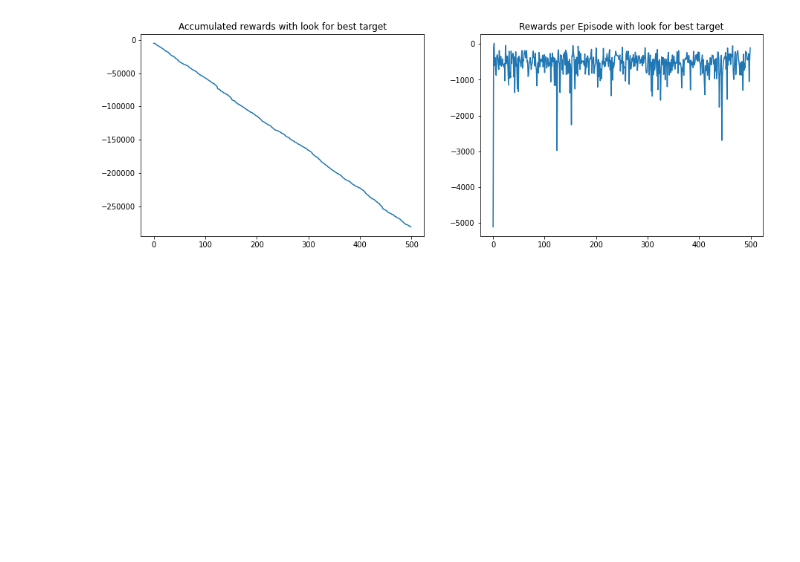
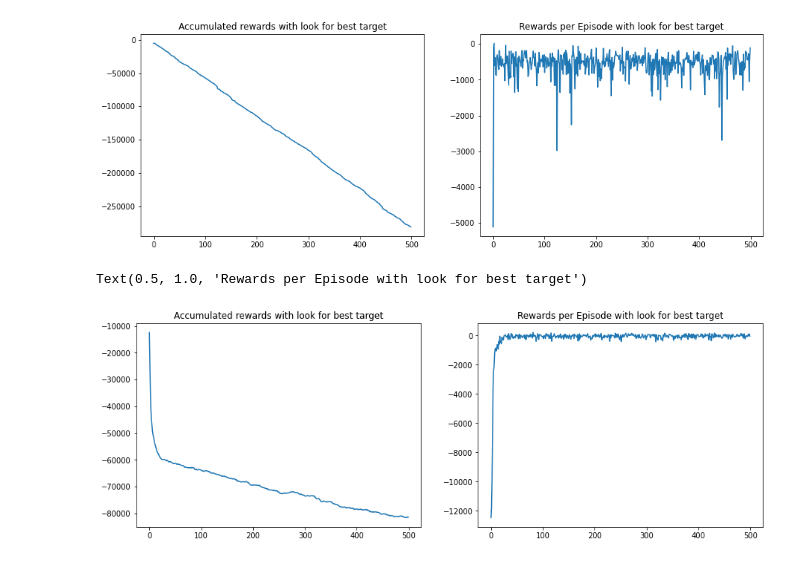
Before and after one commit to dennis-ge/fml-bomberman, a Jupyter notebook: rewards.ipynb, the cells around one changed output. Drawn from its saved outputs; the diff is of its cells as text; code cells hidden in the pictures; blank space fills up the shorter version.

```diff
--- a/rewards.ipynb
+++ b/rewards.ipynb
@@ -56,3 +56,14 @@ ax2.set_title("Rewards per Episode with look for best target")
 # %% [output]
 Text(0.5, 1.0, 'Rewards per Episode with look for best target')
 [figure]
+# %%
+acc_rewards, n_rounds = load_acc_rewards("task1_double_q", "rewards-task1_double_q-03-13T11:27.csv")
+rewards = calc_rewards_per_episode(acc_rewards)
+fig, (ax1, ax2) = plt.subplots(1, 2, figsize=(15,5))
+ax1.plot(np.arange(0, n_rounds),acc_rewards)
+ax1.set_title('Accumulated rewards with look for best target')
+ax2.plot(np.arange(0, n_rounds),rewards)
+ax2.set_title("Rewards per Episode with look for best target")
+# %% [output]
+Text(0.5, 1.0, 'Rewards per Episode with look for best target')
+[figure, added]
```
Also changed, not shown: 22 other files.
